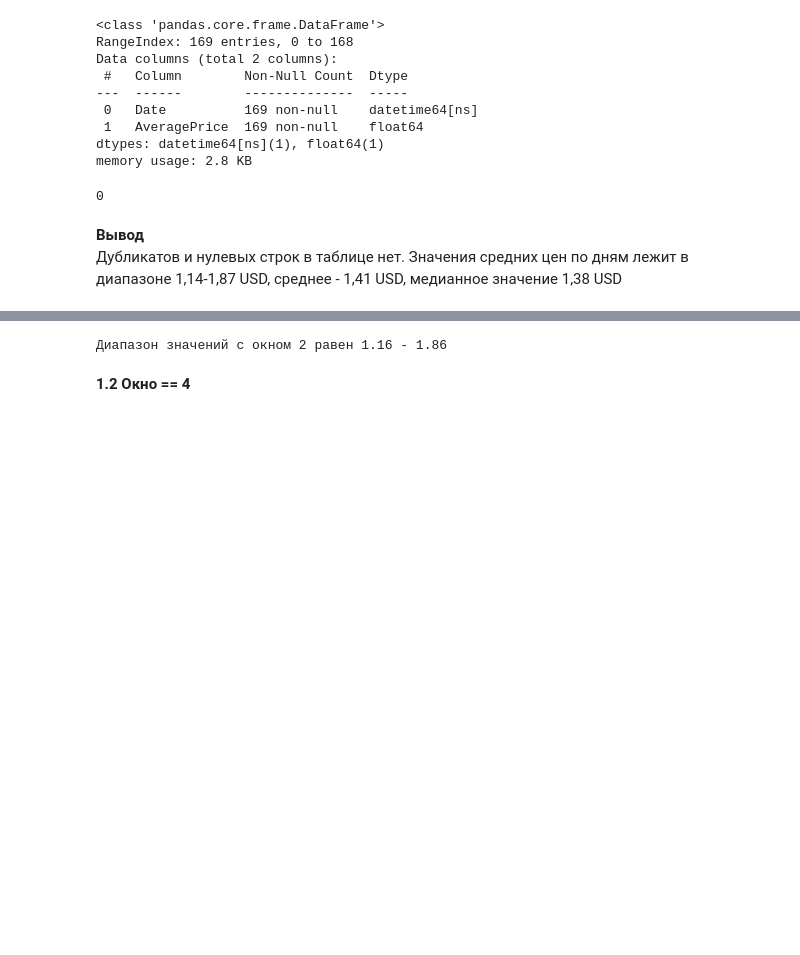
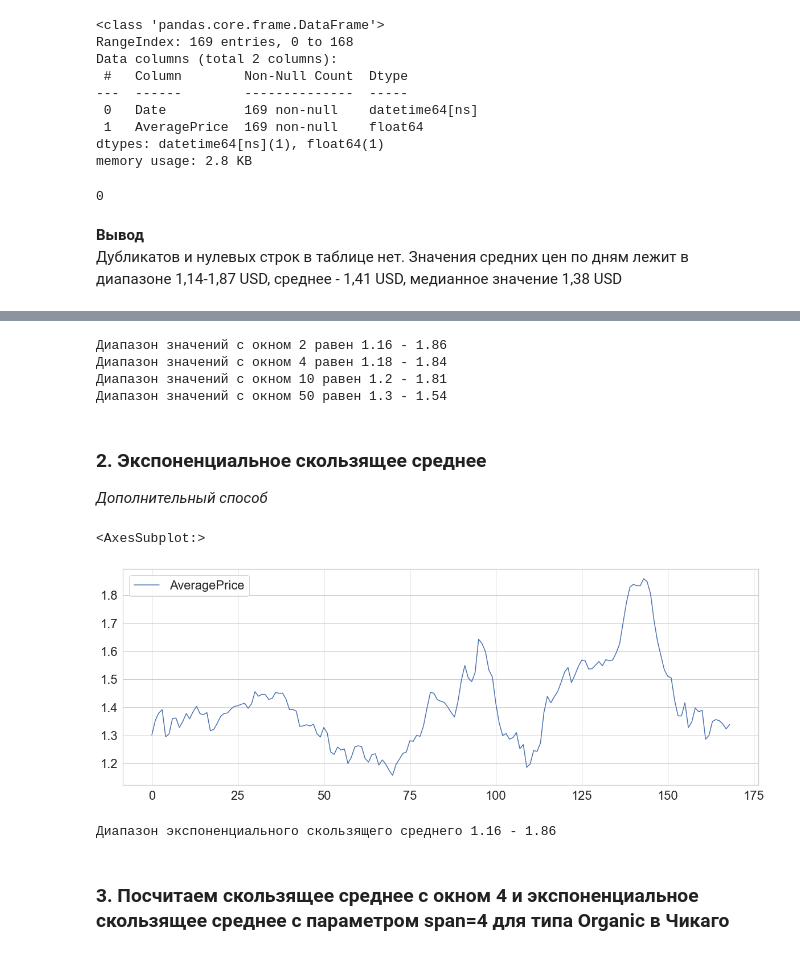
Before and after one commit to MadinaTim/data_analysis_KC_python, a Jupyter notebook: analysis_of_avocado.ipynb, the cells around one changed output, grey strips where cells are left out. Cells and saved outputs as stored; diff of their text form; code cells hidden in the pictures; blank space fills up the shorter version.

```diff
--- a/analysis_of_avocado.ipynb
+++ b/analysis_of_avocado.ipynb
@@ -91,6 +95,26 @@ plt.show()
+# %%
+print('Диапазон значений с окном 2 равен',avocado_mean.rolling(2).mean().min().round(2)[0], '-', avocado_mean.rolling(2).mean().max().round(2)[0])
+print('Диапазон значений с окном 4 равен',avocado_mean.rolling(4).mean().min().round(2)[0], '-', avocado_mean.rolling(4).mean().max().round(2)[0])
+print('Диапазон значений с окном 10 равен',avocado_mean.rolling(10).mean().min().round(2)[0], '-', avocado_mean.rolling(10).mean().max().round(2)[0])
+print('Диапазон значений с окном 50 равен',avocado_mean.rolling(50).mean().min().round(2)[0], '-', avocado_mean.rolling(50).mean().max().round(2)[0])
+# %% [output]
+Диапазон значений с окном 2 равен 1.16 - 1.86
+Диапазон значений с окном 4 равен 1.18 - 1.84
+Диапазон значений с окном 10 равен 1.2 - 1.81
+Диапазон значений с окном 50 равен 1.3 - 1.54
+# %% [markdown]
+### 2. Экспоненциальное скользящее среднее
+*Дополнительный способ*
+# %%
+avocado_ewm = avocado_mean.ewm(span=2).mean()
+# %%
+avocado_ewm.plot()
+# %% [output]
+<AxesSubplot:>
+[figure, added]
 # %%
-print('Диапазон значений с окном 2 равен',avocado_mean.rolling(2).mean().min().round(2)[0], '-', avocado_mean.rolling(2).mean().max().round(2)[0])
+print('Диапазон экспоненциального скользящего среднего',avocado_ewm.min().round(2)[0], '-', avocado_ewm.max().round(2)[0])
 # %% [output]
-Диапазон значений с окном 2 равен 1.16 - 1.86
+Диапазон экспоненциального скользящего среднего 1.16 - 1.86
-# %% [markdown]
-**1.2 Окно == 4**
+# %% [markdown]
+### 3. Посчитаем скользящее среднее с окном 4 и экспоненциальное скользящее среднее с параметром span=4 для типа Organic в Чикаго
```
Also changed, not shown: parts of 21 cells of this notebook.
